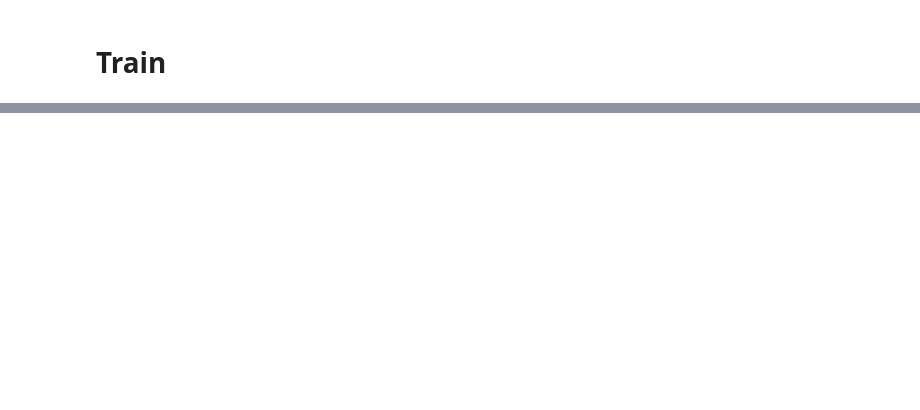
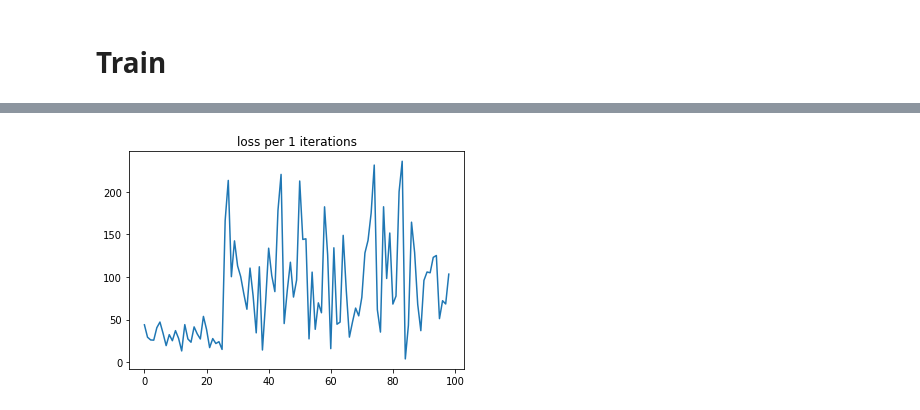
Before and after one commit to hans-elliott99/python-ml, a Jupyter notebook: tutorials/pytorch/GRU_eng-fra-transl.ipynb, the cells around one changed output, grey strips where cells are left out. Cells and saved outputs as stored; diff of their text form; code cells hidden in the pictures; blank space fills up the shorter version.

```diff
--- a/tutorials/pytorch/GRU_eng-fra-transl.ipynb
+++ b/tutorials/pytorch/GRU_eng-fra-transl.ipynb
@@ -410,0 +738,29 @@ torch.nn.functional.softmax(logits, dim=0)
+# %%
+# Reset weights
+simple_model.init_weights(lam=0.01)
+print_every = 10
+plot_every = 1
+iters = 100
+
+loss_list = []
+# %%
+for iter in range(1, iters):
+    iter_loss = 0
+    sample_ix = [i for i in range(0, N_SAMPLES)]
+    random.shuffle(sample_ix)
+
+    for sample in sample_ix:
+        x, y = Xs[sample], Ys[sample]
+        output, loss = simple_model.forward(x, y)
+        iter_loss += loss.item()
+
+        simple_model.backprop_update(lr=0.1)
+
+    if iter % print_every == 0:
+        print(f"({iter}/{iters}) Loss = {iter_loss/N_SAMPLES}")
+        guess, true = simple_model.decode_output(output, label=y)
+        print("Guess:", guess)
+        print("True:", true, end=" | ")
+        print("English:", ''.join([itos[i.item()] for i in x]))
+    if iter % plot_every == 0:
+        loss_list.append(loss.item())
@@ -410,0 +785,6 @@ torch.nn.functional.softmax(logits, dim=0)
+# %%
+plt.plot(loss_list)
+plt.title(f"loss per {plot_every} iterations")
+plt.show()
+# %% [output]
+[figure, added]
```
Also changed, not shown: parts of 29 cells of this notebook, 1 other file.
